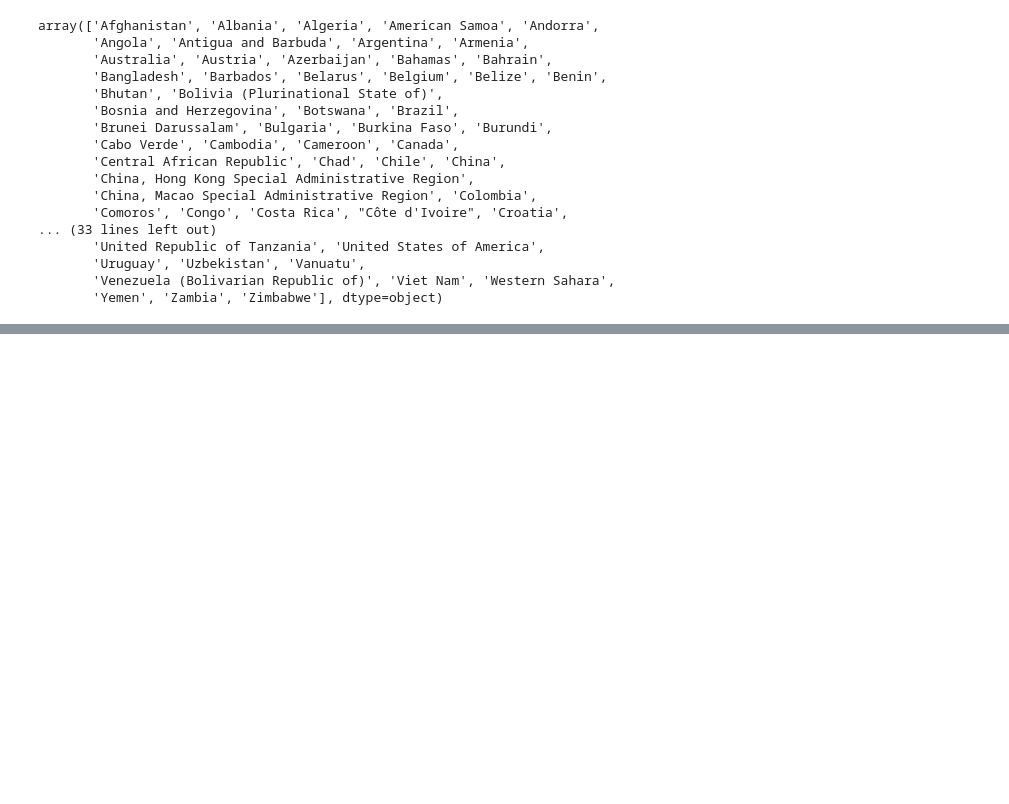
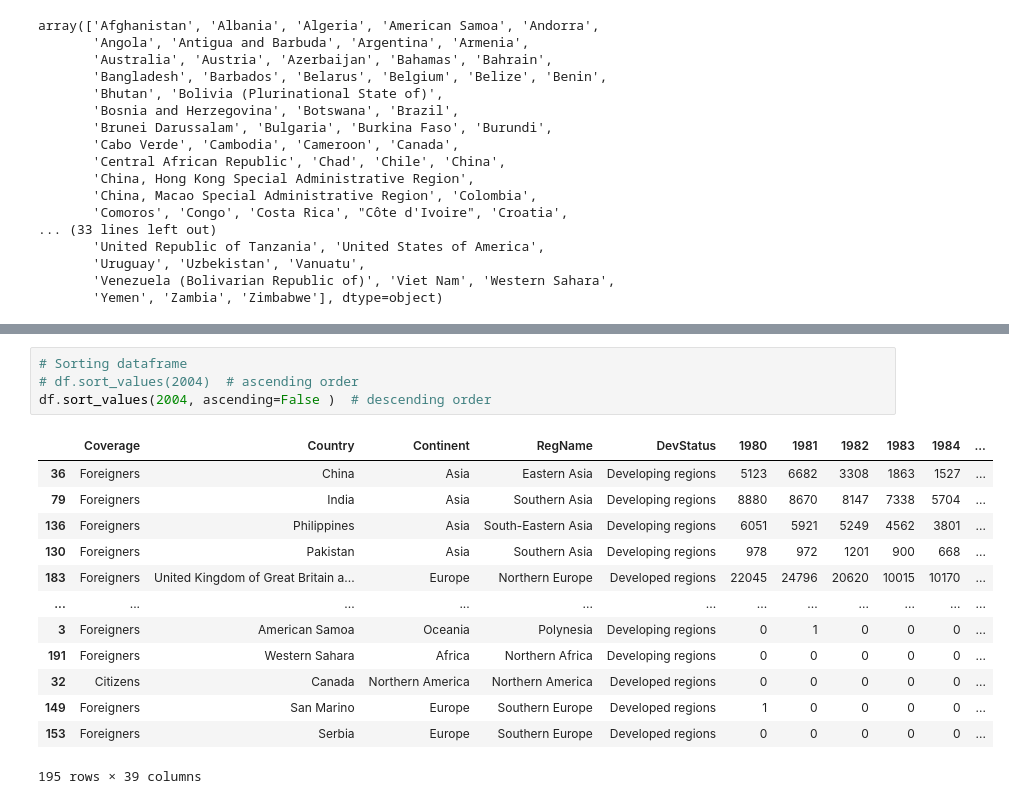
Before and after one commit to AsmitaMaurya24/python-data-sciene, a Jupyter notebook: data_science/pandas_intro.ipynb, the cells around one changed output, grey strips where cells are left out. Cells and saved outputs as stored; diff of their text form; blank space fills up the shorter version.

```diff
--- a/data_science/pandas_intro.ipynb
+++ b/data_science/pandas_intro.ipynb
@@ -297,0 +430,18 @@ KeyError: "None of [Index(['Afghanistan', 'Albania', 'Algeria', 'American Samoa'
+# %%
+# Sorting dataframe
+# df.sort_values(2004)  # ascending order
+df.sort_values(2004, ascending=False )  # descending order
+# %% [output]
+|  | Coverage | Country | Continent | RegName | DevStatus | 1980 | 1981 | 1982 | 1983 | 1984 | ... |
+| 36 | Foreigners | China | Asia | Eastern Asia | Developing regions | 5123 | 6682 | 3308 | 1863 | 1527 | ... |
+| 79 | Foreigners | India | Asia | Southern Asia | Developing regions | 8880 | 8670 | 8147 | 7338 | 5704 | ... |
+| 136 | Foreigners | Philippines | Asia | South-Eastern Asia | Developing regions | 6051 | 5921 | 5249 | 4562 | 3801 | ... |
+| 130 | Foreigners | Pakistan | Asia | Southern Asia | Developing regions | 978 | 972 | 1201 | 900 | 668 | ... |
+| 183 | Foreigners | United Kingdom of Great Britain a... | Europe | Northern Europe | Developed regions | 22045 | 24796 | 20620 | 10015 | 10170 | ... |
+| ... | ... | ... | ... | ... | ... | ... | ... | ... | ... | ... | ... |
+| 3 | Foreigners | American Samoa | Oceania | Polynesia | Developing regions | 0 | 1 | 0 | 0 | 0 | ... |
+| 191 | Foreigners | Western Sahara | Africa | Northern Africa | Developing regions | 0 | 0 | 0 | 0 | 0 | ... |
+| 32 | Citizens | Canada | Northern America | Northern America | Developed regions | 0 | 0 | 0 | 0 | 0 | ... |
+| 149 | Foreigners | San Marino | Europe | Southern Europe | Developed regions | 1 | 0 | 0 | 0 | 0 | ... |
+| 153 | Foreigners | Serbia | Europe | Southern Europe | Developed regions | 0 | 0 | 0 | 0 | 0 | ... |
+195 rows × 39 columns
```
Also changed, not shown: parts of 23 cells of this notebook.
